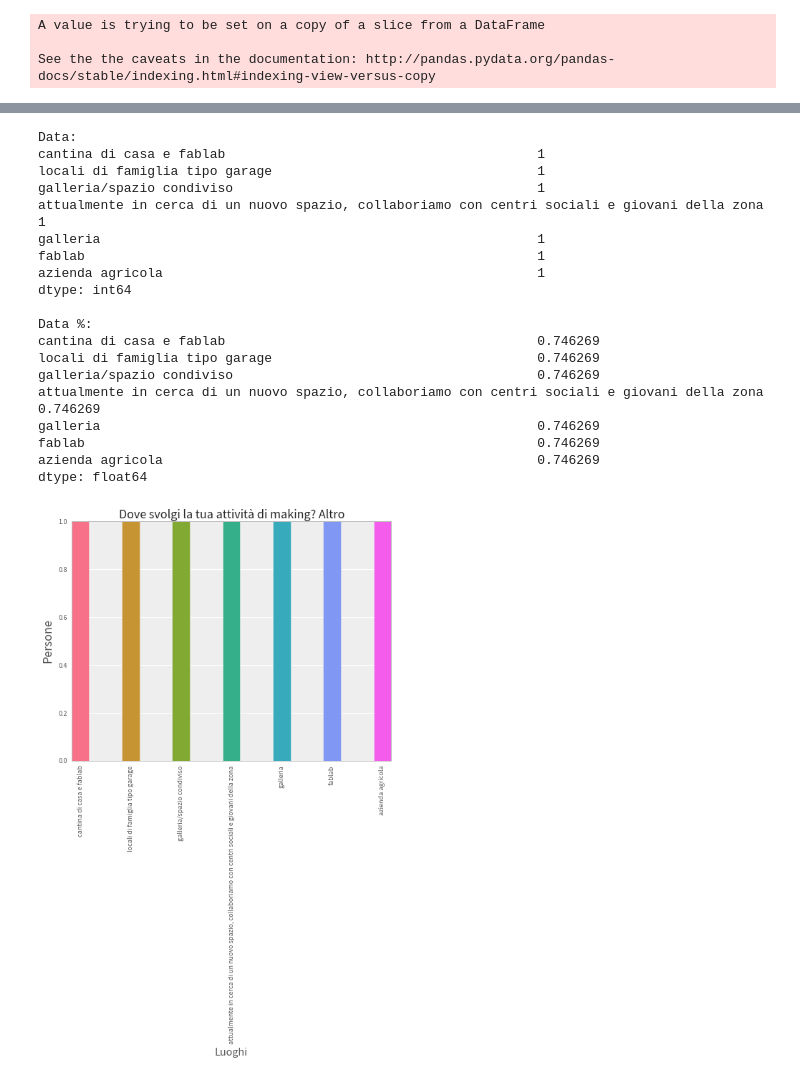
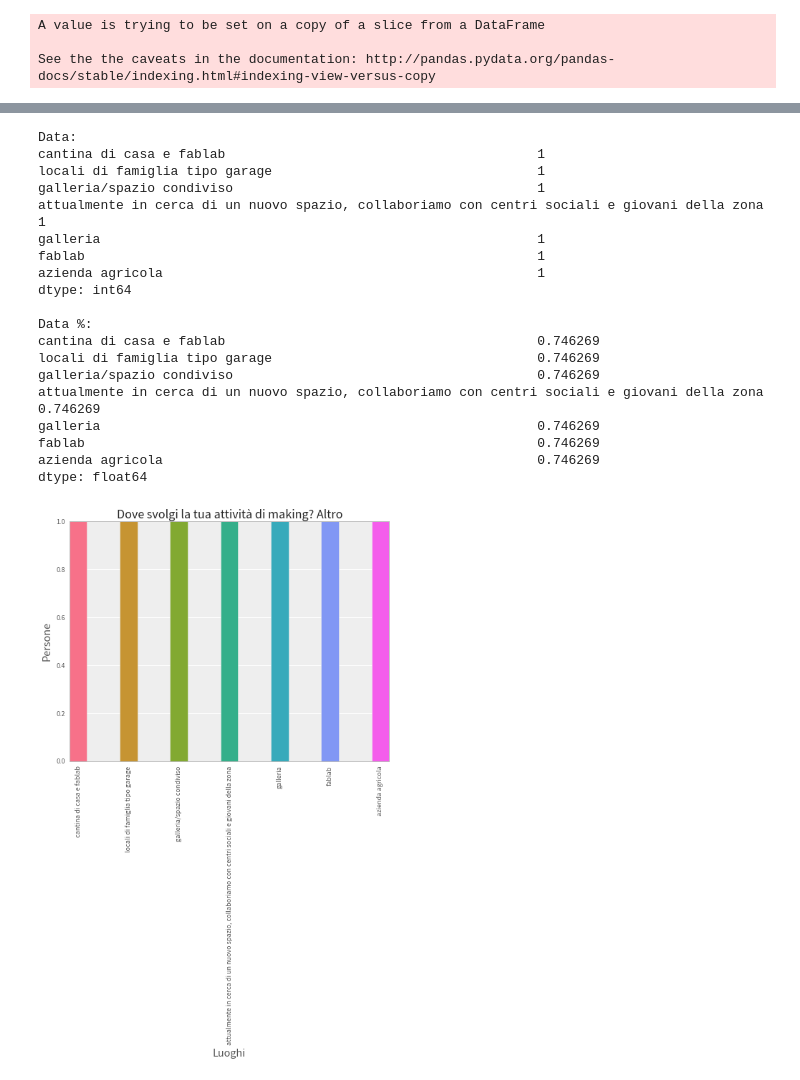
Before and after one commit to openp2pdesign/Makers-Inquiry---Analysis, a Jupyter notebook: Q019.ipynb, the cells around one changed output, grey strips where cells are left out. Cells and saved outputs as stored; diff of their text form; code cells hidden in the pictures.

```diff
--- a/Q019.ipynb
+++ b/Q019.ipynb
@@ -138,34 +136,34 @@ print data["Q019[other]"].str.lower().value_counts(normalize=True) * 100
 # Plot bar
 plt.figure(figsize=(8,6))
 plt.title(u'Dove svolgi la tua attività di making? Altro', fontsize=18)
 plt.xticks(range(len(places_other.index)),places_other.index,rotation=90)
 plt.xlabel('Luoghi', fontsize=16)
-plt.ylabel('Persone', fontsize=18)
+plt.ylabel('Persone', fontsize=16)
 ind = np.arange(len(places_other))   # the x locations for the groups
 width = 0.35                       # the width of the bars
 
 my_colors = seaborn.color_palette("husl", len(places_other)) # Set color palette
 rect1 = plt.bar(ind,places_other,width,color=my_colors,align='center')
-plt.savefig("svg/Q019-MakerDoveLavorano02n.svg")
-plt.savefig("png/Q019-MakerDoveLavorano02n.png")
+plt.savefig("svg/Q019-MakerDoveLavorano02.svg")
+plt.savefig("png/Q019-MakerDoveLavorano02.png")
 # %% [output]
 Data:
 cantina di casa e fablab                                        1
 locali di famiglia tipo garage                                  1
 galleria/spazio condiviso                                       1
 attualmente in cerca di un nuovo spazio, collaboriamo con centri sociali e giovani della zona    1
 galleria                                                        1
 fablab                                                          1
 azienda agricola                                                1
 dtype: int64
 
 Data %:
 cantina di casa e fablab                                        0.746269
 locali di famiglia tipo garage                                  0.746269
 galleria/spazio condiviso                                       0.746269
 attualmente in cerca di un nuovo spazio, collaboriamo con centri sociali e giovani della zona    0.746269
 galleria                                                        0.746269
 fablab                                                          0.746269
 azienda agricola                                                0.746269
 dtype: float64
-[figure, old version]
+[figure, new version]
```
Also changed, not shown: parts of 2 cells of this notebook.
